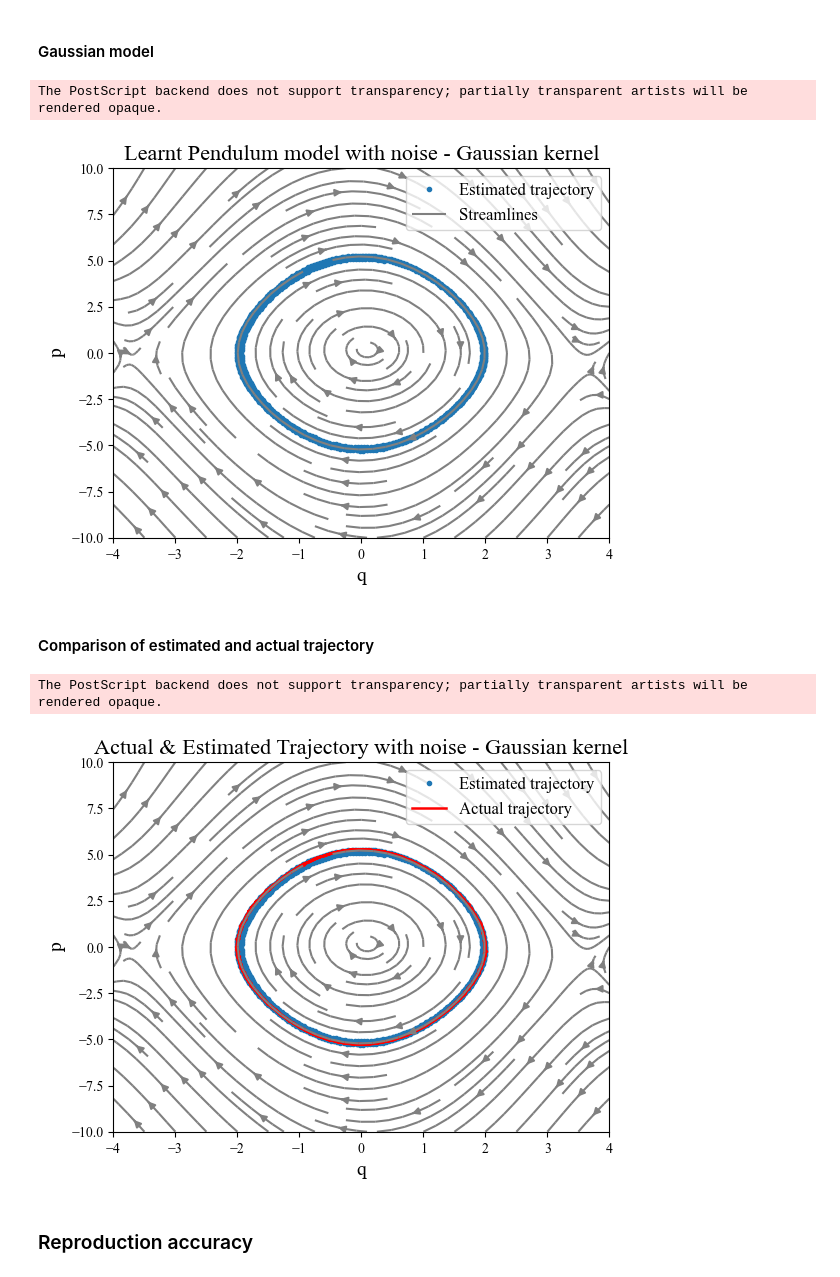
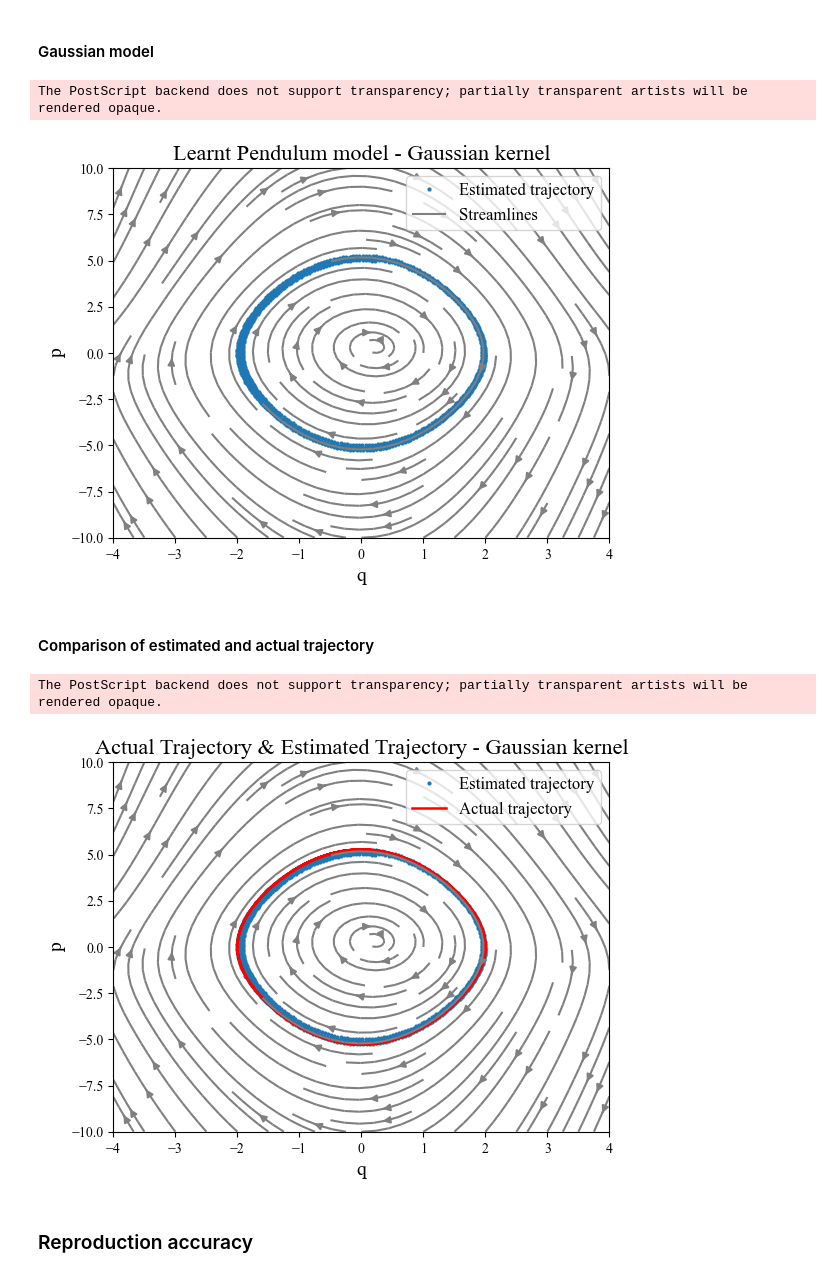
Before and after one commit to helenatp/tpk4960, a Jupyter notebook: src/hamilton/hamilton_pendulum.ipynb, the cells around one changed output. Cells and saved outputs as stored; diff of their text form; code cells hidden in the pictures.

Commit message:
changed lamda value without noise

```diff
--- a/src/hamilton/hamilton_pendulum.ipynb
+++ b/src/hamilton/hamilton_pendulum.ipynb
@@ -31,7 +31,7 @@ def runtime(func):
 ### Noise
 # %%
 # To run without noise, update the value to False
-noise = True
+noise = False
 
 filename = '.eps'
 if noise: filename = '_noise.eps'
@@ -164,7 +164,7 @@ num_of_points = len(time_series)
 start_state = np.array([2, 0])
 
 sigma = 5
-lambda_ = 0.0001
+lambda_ = 0.001
 num_of_samples = 30
 
 #w = randn(dim_of_function, num_of_samples)/sigma
@@ -394,44 +392,44 @@ data_series = solve_ivp(learnt_model_gauss, timespan, start_state, t_eval=t).y
 # %%
 u_learnt_gaussian = np.zeros(X1.shape)
 v_learnt_gaussian = np.zeros(X1.shape)
 
 # for loop to get the velocity at each point witht the learnt model
 for (i, j), value in np.ndenumerate(X1):
     Y_prime = learnt_model_gauss(t, np.array([value, X2[i, j]]))
     u_learnt_gaussian[i, j] = Y_prime[0]
     v_learnt_gaussian[i, j] = Y_prime[1]
 
 # Plot simulated trajectory and streamslices for learnt model
 fig_pendulum_hamilton = plt.figure(6)
 plt.title('Learnt Pendulum model - Gaussian kernel', fontsize=16)
 if noise: plt.title('Learnt Pendulum model with noise - Gaussian kernel', fontsize=16)
-plt.plot(data_series[0, :], data_series[1, :], '.', linewidth = 0.2)
+plt.plot(data_series[0, :], data_series[1, :], '.', markersize = 4)
 plt.streamplot(X1, X2, u_learnt_gaussian, v_learnt_gaussian, density = 1.1, color ='gray')
 plt.xlabel('q', fontsize=14)
 plt.ylabel('p', fontsize=14)
 plt.legend(['Estimated trajectory', 'Streamlines'], loc = 'upper right', frameon = True , prop ={'size': 12 } )
 fig_pendulum_hamilton.show()
-#plt.savefig(r"hamilton_figures\pendulum_hamilton_gauss_model_lf"+filename, format ="eps")
+plt.savefig(r"hamilton_figures\pendulum_hamilton_gauss_model_lf"+filename, format ="eps")
 # %% [output]
 The PostScript backend does not support transparency; partially transparent artists will be rendered opaque.
-[figure, old version]
+[figure, new version]
 # %% [markdown]
 #### Comparison of estimated and actual trajectory
 # %%
 fig_pendulum_hamilton = plt.figure(6)
 plt.title('Actual Trajectory & Estimated Trajectory - Gaussian kernel', fontsize=16)
 if noise: plt.title('Actual & Estimated Trajectory with noise - Gaussian kernel', fontsize=16)
-plt.plot(data_series[0, :], data_series[1, :], '.', linewidth = 0.2)
+plt.plot(data_series[0, :], data_series[1, :], '.', markersize = 4)
 plt.plot(x_train[0, :], x_train[1, :], '-', linewidth = 1.8, color='r')
 plt.streamplot(X1, X2, u_learnt_gaussian, v_learnt_gaussian, density = 1.1, color ='gray')
 plt.xlabel('q', fontsize=14)
 plt.ylabel('p', fontsize=14)
 plt.legend(['Estimated trajectory', 'Actual trajectory'], loc = 'upper right', frameon = True , prop ={'size': 12 } )
 fig_pendulum_hamilton.show()
-#plt.savefig(r"hamilton_figures\pendulum_hamilton_learnt_gauss_model"+filename, format ="eps")
+plt.savefig(r"hamilton_figures\pendulum_hamilton_learnt_gauss_model"+filename, format ="eps")
 # %% [output]
 The PostScript backend does not support transparency; partially transparent artists will be rendered opaque.
-[figure, old version]
+[figure, new version]
 # %% [markdown]
 ### Reproduction accuracy
 # %%
```
Also changed, not shown: parts of 10 cells of this notebook, 7 other files.
